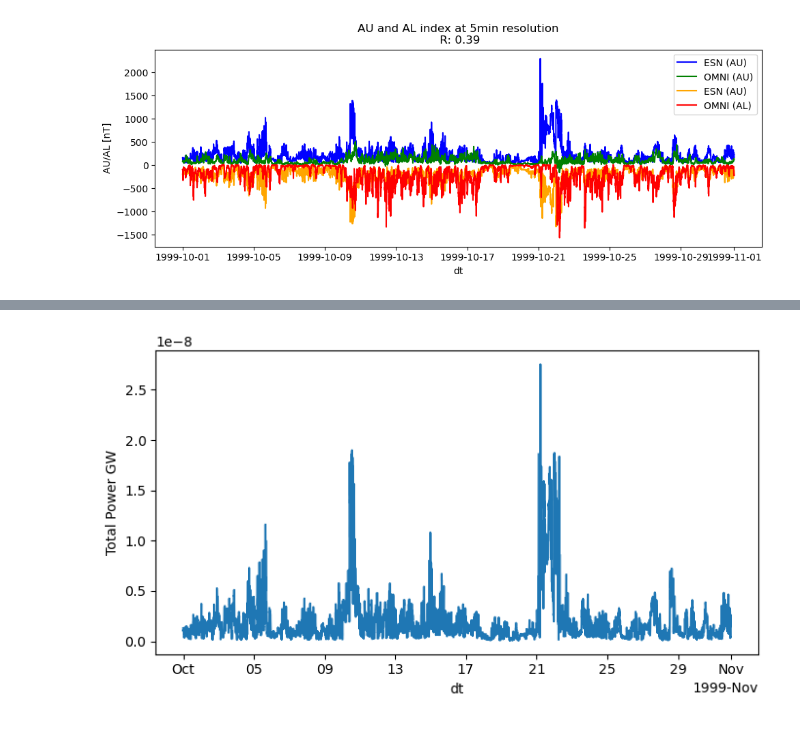
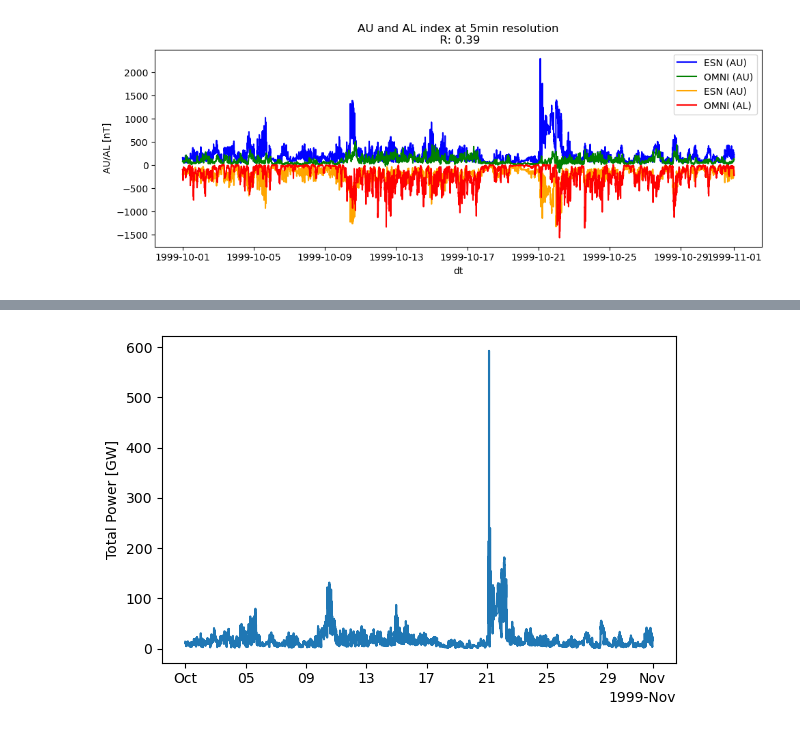
Before and after one commit to reddy-sachin/REPPU-ESN2, a Jupyter notebook: AE/Qj_ESN.ipynb, the cells around one changed output, grey strips where cells are left out. Cells and saved outputs as stored; diff of their text form; code cells hidden in the pictures.

```diff
--- a/AE/Qj_ESN.ipynb
+++ b/AE/Qj_ESN.ipynb
@@ -51,18 +69,6 @@ omni_data
 def split_to_df(df):
 
     df = df.copy()
-
-    #filters
-    df = df[df['BY_GSE'] < 100]
-    df = df[df['BZ_GSE'] < 100]
-    df = df[df['flow_speed'] < 1400]
-    df = df[df['proton_density'] < 150]
-    df = df[df['F10.7'] < 400]
-    df = df[df['Kp'] < 100]
-    df['Kp'] = df['Kp'] / 10
-
-    #change data types
-    df[['F10.7','flow_speed']] = df[['F10.7','flow_speed']].astype(int)
 
     #create grid of lat and lon
     lat = np.linspace(53.1, 89.7, 30) #30 intervals between 53.1° to 89.7°
@@ -85,7 +91,8 @@ def split_to_df(df):
                                 'Kp': np.tile(df['Kp'], len(lat)*len(lon)),
                                 'AE_INDEX': np.tile(df['AE_INDEX'], len(lat)*len(lon)),
                                 'AL_INDEX': np.tile(df['AL_INDEX'], len(lat)*len(lon)),
-                                'AU_INDEX': np.tile(df['AU_INDEX'], len(lat)*len(lon))})
+                                'AU_INDEX': np.tile(df['AU_INDEX'], len(lat)*len(lon))
+                                })
 
     expanded_df['mlt'] = np.mod(expanded_df['lon'] + 12, 360) / 15
 
@@ -433,16 +473,18 @@ def total_power(ds):
         ds_dt = ds.sel(dt=dt)
 
         #intergrate Qjx over all lat and lon
-        Qjx = ds_dt['Qjx'].values
-        Qjy = ds_dt['Qjy'].values
+        Qjx = ds_dt['Qjx'].values / 1e3
+        Qjy = ds_dt['Qjy'].values / 1e3
 
-        total_power = np.sum(Qjx) + np.sum(Qjy)
-        ds_dt['total_power'] = total_power / 1e6
+        ds_dt['total_power_Qjx'] = np.sum(np.abs(Qjx)  * ds_dt['area'])
+        ds_dt['total_power_Qjy'] = np.sum(np.abs(Qjy) * ds_dt['area'])
+
+        ds_dt['total_power'] = (ds_dt['total_power_Qjx'] + ds_dt['total_power_Qjy']) / 1e9
 
         data_array.append(ds_dt)
 
     ds = xr.concat(data_array, dim='dt')
-    ds = ds.where(ds['total_power'] > 0)
+    ds = ds.where(ds['total_power'] < 600)
     return ds
 
 ds_E = total_power(ds_E)
@@ -471,9 +513,9 @@ Data variables: (12/16)
 # %%
-#plot dt and Qjx_tot
-plt.figure(figsize=(7,4))
-ds_E['total_power'].plot()
-plt.ylabel('Total Power GW')
+fig, ax = plt.subplots(figsize=(6,4))
+ds_E['total_power'].plot(ax=ax)
+plt.ylabel('Total Power [GW]')
+plt.xlabel(' ')
 plt.tight_layout()
-plt.savefig('ESN_total_power.png', dpi=300)
+#plt.savefig('ESN_Total_Power.png', dpi=300)
 # %% [output]
-[figure, old version]
+[figure, new version]
```
Also changed, not shown: parts of 14 cells of this notebook, 9 other files.
